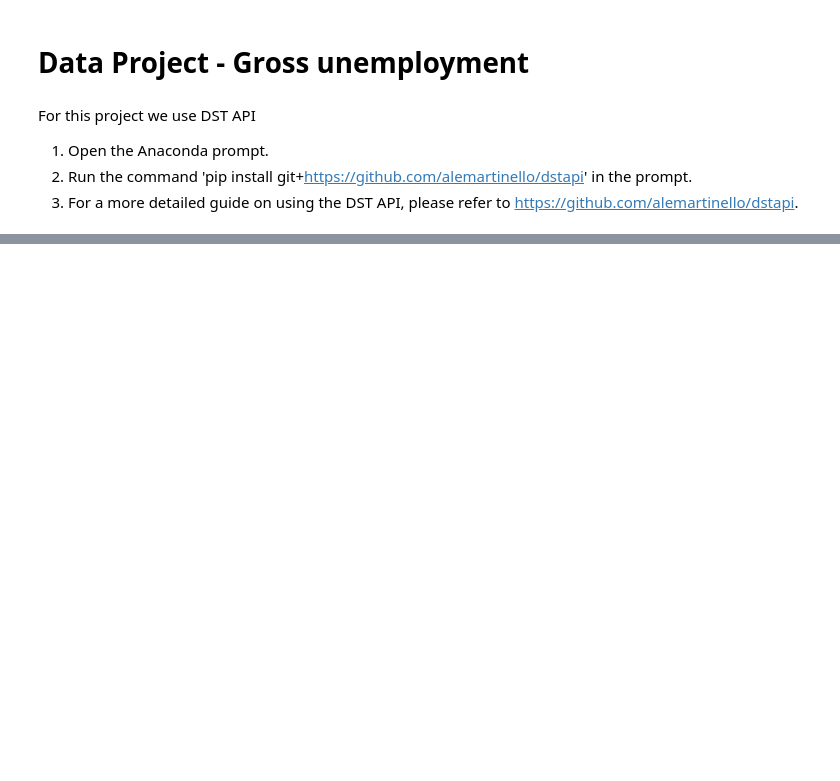
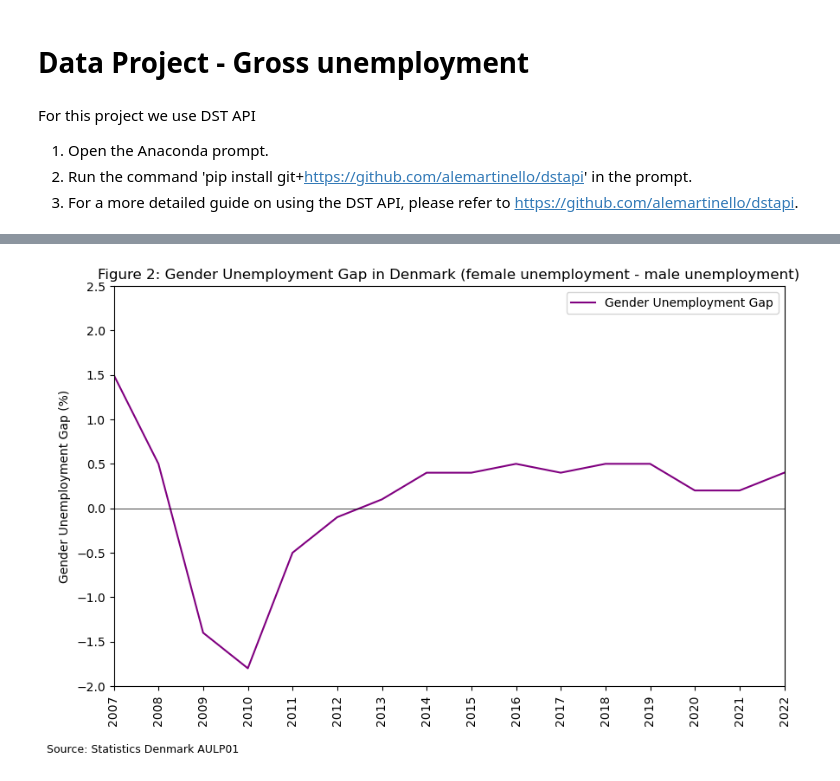
Before and after one commit to NumEconCopenhagen/projects-2023-kscd, a Jupyter notebook: dataproject/dataproject.ipynb, the cells around one changed output, grey strips where cells are left out. Saved outputs shown, nothing was run; the diff lists cells and outputs as text; code cells hidden in the pictures; blank space fills up the shorter version.

```diff
--- a/dataproject/dataproject.ipynb
+++ b/dataproject/dataproject.ipynb
@@ -111,0 +107,33 @@ plt.show()
+# %%
+# Calculating difference between male and female gross unemployment rates
+male_unemployment = gross_unemployment[gross_unemployment['GENDER'] == 'Men']
+female_unemployment = gross_unemployment[gross_unemployment['GENDER'] == 'Women']
+
+gender_gap = female_unemployment[['YEAR']].copy()
+gender_gap['GENDER UNEMPLOYMENT GAP (%)'] = female_unemployment['GROSS UNEMPLOYMENT RATE (%)'].values - male_unemployment['GROSS UNEMPLOYMENT RATE (%)'].values
+
+# Setting figure size
+plt.figure(figsize=(10, 6))
+plt.plot(gender_gap['YEAR'], gender_gap['GENDER UNEMPLOYMENT GAP (%)'], label='Gender Unemployment Gap', color='purple')
+
+# Adding label and title
+plt.ylabel('Gender Unemployment Gap (%)')
+plt.title('Figure 2: Gender Unemployment Gap in Denmark (female unemployment - male unemployment)')
+
+# Defining ticks for x- and y-axis, and any limits
+plt.xticks(rotation=90)
+plt.xticks(range(2007, 2023))
+plt.xlim(2007, 2022)
+plt.yticks(np.arange(-2, 3, 0.5))
+
+# Adding horizontal line for y=0
+plt.axhline(y=0, color='black', linewidth=0.5)
+
+# Adding text box for source
+plt.text(2005.5, -2.75, 'Source: Statistics Denmark AULP01', fontsize=9)
+
+# Legend, gridlines, and plotting
+plt.legend(loc='upper right')
+plt.show()
+# %% [output]
+[figure, added]
```
Also changed, not shown: parts of 10 cells of this notebook.
